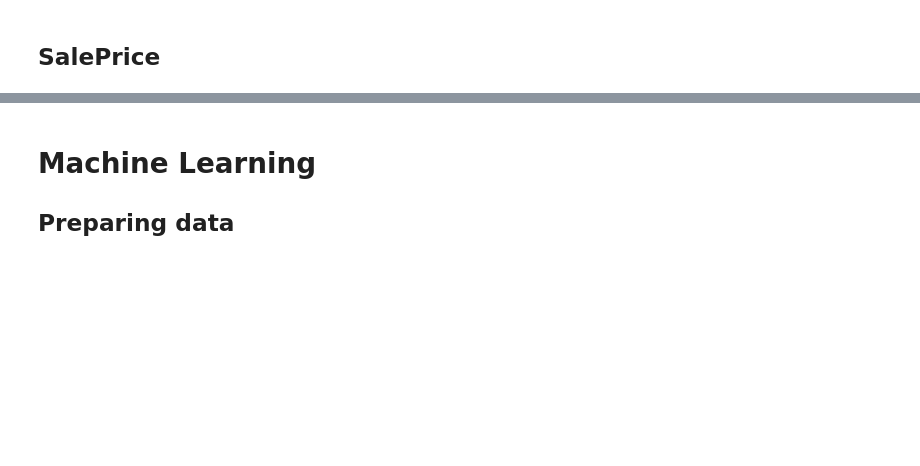
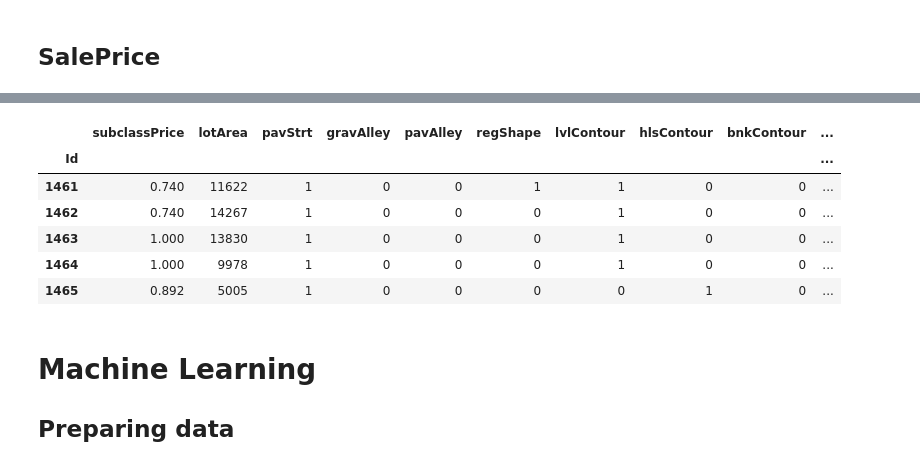
Before and after one commit to savlagood/kaggle_contests, a Jupyter notebook: House Prices - Advanced Regression Techniques/House Prices.ipynb, the cells around one changed output, grey strips where cells are left out. Drawn from its saved outputs; the diff is of its cells as text; code cells hidden in the pictures; blank space fills up the shorter version.

Commit message:
data preparing function

```diff
--- a/House Prices - Advanced Regression Techniques/House Prices.ipynb
+++ b/House Prices - Advanced Regression Techniques/House Prices.ipynb
@@ -2440,0 +2442,3 @@ df["salePrice"] = data.SalePrice
+# %%
+test_data = pd.read_csv("data/test.csv", index_col="Id")
+test_data.head()
@@ -2441,3 +2454,94 @@ df["salePrice"] = data.SalePrice
+# %%
+def prepare_data(df: pd.DataFrame, train_df: pd.DataFrame) -> pd.DataFrame:
+    """Function for preparing data for further training"""
+    racc = 3
+
+    # MSSubClass
+    _sr = train_df.groupby("MSSubClass").SalePrice.median()
+
+    res_df = pd.DataFrame(df.MSSubClass).rename(
+        columns={"MSSubClass": "subclassPrice"}
+    )
+    res_df.subclassPrice.replace(round(_sr / _sr.max(), racc).to_dict(), inplace=True)
+
+    # LotArea
+    res_df["lotArea"] = df.LotArea
+
+    # pav_strt
+    res_df["pavStrt"] = (df.Street == "Pave").astype(np.int64)
+
+    # Alley
+    res_df["gravAlley"] = (df.Alley == "Grvl").astype(np.int64)
+    res_df["pavAlley"] = (df.Alley == "Pave").astype(np.int64)
+
+    # lotShape
+    res_df["regShape"] = (df.LotShape == "Reg").astype(np.int64)
+
+    # LandContour
+    res_df["lvlContour"] = (df.LandContour == "Lvl").astype(np.int64)
+    res_df["hlsContour"] = (df.LandContour == "HLS").astype(np.int64)
+    res_df["bnkContour"] = (df.LandContour == "Bnk").astype(np.int64)
+
+    # Neighborhood
+    _sr = train_df.groupby("Neighborhood").SalePrice.median()
+
+    res_df["Neighborhood"] = df.Neighborhood.map(
+        round(_sr / _sr.max(), racc).to_dict())
+
+    # BldgType
+    _sr = train_df.groupby("BldgType").SalePrice.median()
+    res_df["bldgType"] = round(df.BldgType.map(_sr.to_dict()) / _sr.max(), racc)
+
+    # HouseStyle
+    _sr = train_df.groupby("HouseStyle").SalePrice.median()
+    res_df["houseStyle"] = round(df.HouseStyle.map(_sr.to_dict()) / _sr.max(), racc)
+
+    # OverallQual
+    _sr = train_df.groupby("OverallQual").SalePrice.median()
+    res_df["overallQual"] = round(df.OverallQual.map(_sr.to_dict()) / _sr.max(), racc)
+
+    # OverallCond
+    _sr = train_df.groupby("OverallCond").SalePrice.median()
+    res_df["overallCond"] = round(df.OverallCond.map(_sr.to_dict()) / _sr.max(), racc)
+
+    # YearBuilt
+    _df = pd.DataFrame(data={"YearBuilt": train_df.YearBuilt.values,
+                                       "SalePrice": train_df.SalePrice.values},
+                                 index=train_df.index)
+    _df["YearBuilt"] = round(_df["YearBuilt"], -1)
+    _df.YearBuilt.replace({1870: 1890, 1880: 1890}, inplace=True)
+    _sr = _df.groupby("YearBuilt").SalePrice.median()
+
+    res_df["yearBuilt"] = round(df["YearBuilt"], -1)
+    res_df["yearBuilt"].replace({1870: 1890, 1880: 1890}, inplace=True)
+    res_df["yearBuilt"] = round(res_df.yearBuilt.map(_sr.to_dict()) / _sr.max(), racc)
+
+    # YearRemodAdd
+    _df = pd.DataFrame(data={"YearRemodAdd": data.YearRemodAdd.values,
+                             "SalePrice": data.SalePrice.values},
+                       index=data.index)
+
+    _df["YearRemodAdd"] = round(_df["YearRemodAdd"], -1)
+    _df.YearRemodAdd.replace({1870: 1890, 1880: 1890}, inplace=True)
+
+    _sr = _df.groupby("YearRemodAdd").SalePrice.median()
+
+    res_df["yearRemod"] = round(df["YearRemodAdd"], -1)
+    res_df["yearRemod"].replace({1870: 1890, 1880: 1890}, inplace=True)
+    res_df["yearRemod"] = round(res_df.yearRemod.map(_sr.to_dict()) / _sr.max(), racc)
+
+    return res_df
+
+
+prepare_data(test_data, data).head()
+# %% [output]
+|  | subclassPrice | lotArea | pavStrt | gravAlley | pavAlley | regShape | lvlContour | hlsContour | bnkContour | ... |
+| Id |  |  |  |  |  |  |  |  |  | ... |
+| 1461 | 0.740 | 11622 | 1 | 0 | 0 | 1 | 1 | 0 | 0 | ... |
+| 1462 | 0.740 | 14267 | 1 | 0 | 0 | 0 | 1 | 0 | 0 | ... |
+| 1463 | 1.000 | 13830 | 1 | 0 | 0 | 0 | 1 | 0 | 0 | ... |
+| 1464 | 1.000 | 9978 | 1 | 0 | 0 | 0 | 1 | 0 | 0 | ... |
+| 1465 | 0.892 | 5005 | 1 | 0 | 0 | 0 | 0 | 1 | 0 | ... |
 # %% [markdown]
 # Machine Learning
 ## Preparing data
```
Also changed, not shown: parts of 16 cells of this notebook.
